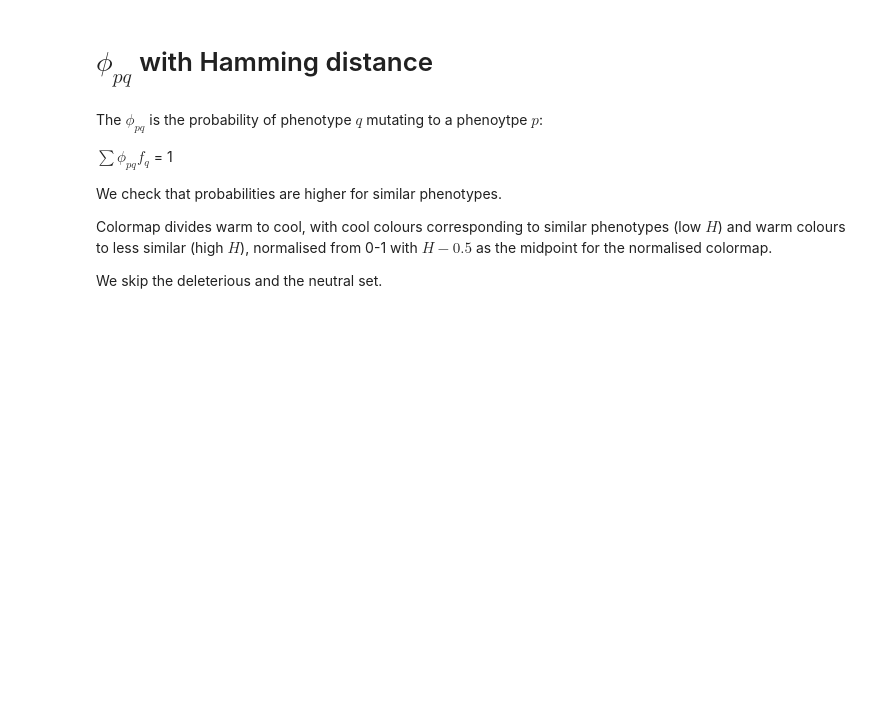
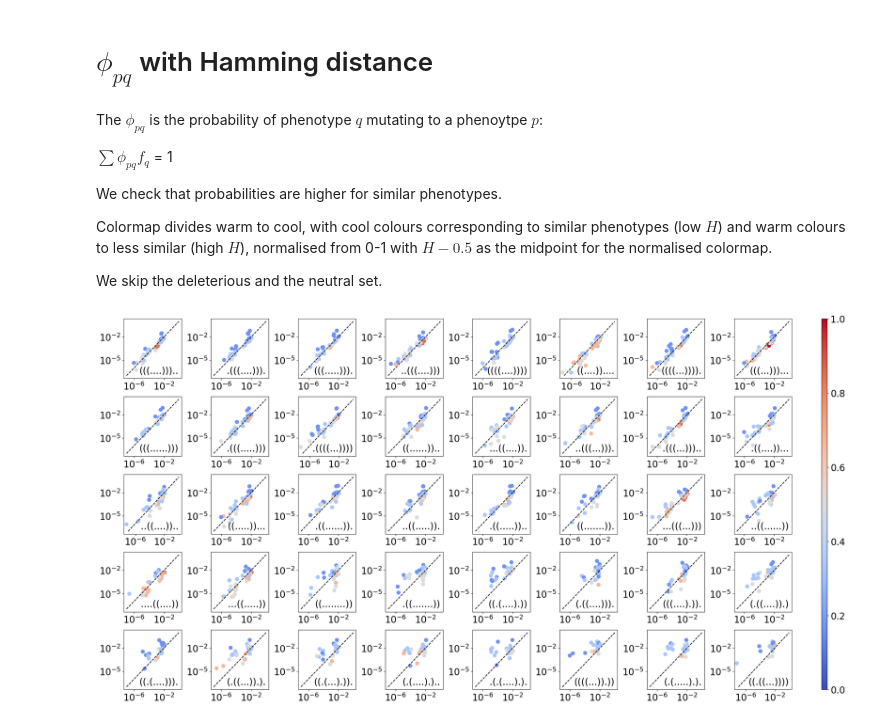
Before and after one commit to paulagrcg/phenodistance, a Jupyter notebook: plots/plotsnotebook.ipynb, the cells around one changed output. Cells and saved outputs as stored; diff of their text form; code cells hidden in the pictures; blank space fills up the shorter version.

Commit message:
plots

```diff
--- a/plots/plotsnotebook.ipynb
+++ b/plots/plotsnotebook.ipynb
@@ -121,33 +126,35 @@ for i, ax in enumerate(axs):
     if i < len(phipq):
         key = list(sort_neutralsets.keys())[i+1]
         qitems = phipq[key]
         listphipq = []
         listhamming = []
         listfreq = []
 
         for q, phi in qitems.items():
             if q == '.'*L or q == key:  # Skip the neutral set and the del sequence
                 continue
             listphipq.append(phi)
             listhamming.append(hamming(key, q))
             listfreq.append(neutralsets[q+'\n'] / K**L)
 
         scatter = ax.scatter(listfreq, listphipq, s=60, c=listhamming, cmap=cmap, norm=norm, alpha=1)  # Use the colormap to determine the color
 
         ax.plot([1e-7, 1], [1e-7, 1], color='black', linestyle='--')
         ax.set_xscale("log")
         ax.set_yscale('log')
         ax.set_xticks([1e-6, 1e-2])
-        ax.text(0.95, 0.05, key, horizontalalignment='right', verticalalignment='bottom', transform=ax.transAxes, fontsize=16)
-        ax.tick_params(axis='both', which='major', labelsize=16)  # Set tick label size
+        ax.text(0.95, 0.05, key, horizontalalignment='right', verticalalignment='bottom', transform=ax.transAxes, fontsize=20)
+        ax.tick_params(axis='both', which='major', labelsize=20)  # Set tick label size
 
 # Add a colorbar for the entire figure on the side
 cbar_ax = fig.add_subplot(gs[:, -1])  # Create an axis for the colorbar
 cbar = fig.colorbar(scatter, cax=cbar_ax, orientation='vertical')
 cbar.set_label('')
-cbar.ax.tick_params(labelsize=16)
+cbar.ax.tick_params(labelsize=20)
 
 plt.tight_layout(rect=[0, 0, 0.95, 1])  # Adjust layout to make space for the colorbar
 plt.savefig("phipq.png", bbox_inches='tight')
 plt.savefig("phipq.eps", bbox_inches='tight')
 plt.show()
+# %% [output]
+[figure, added]
```
Also changed, not shown: parts of 7 cells of this notebook, 4 other files.
